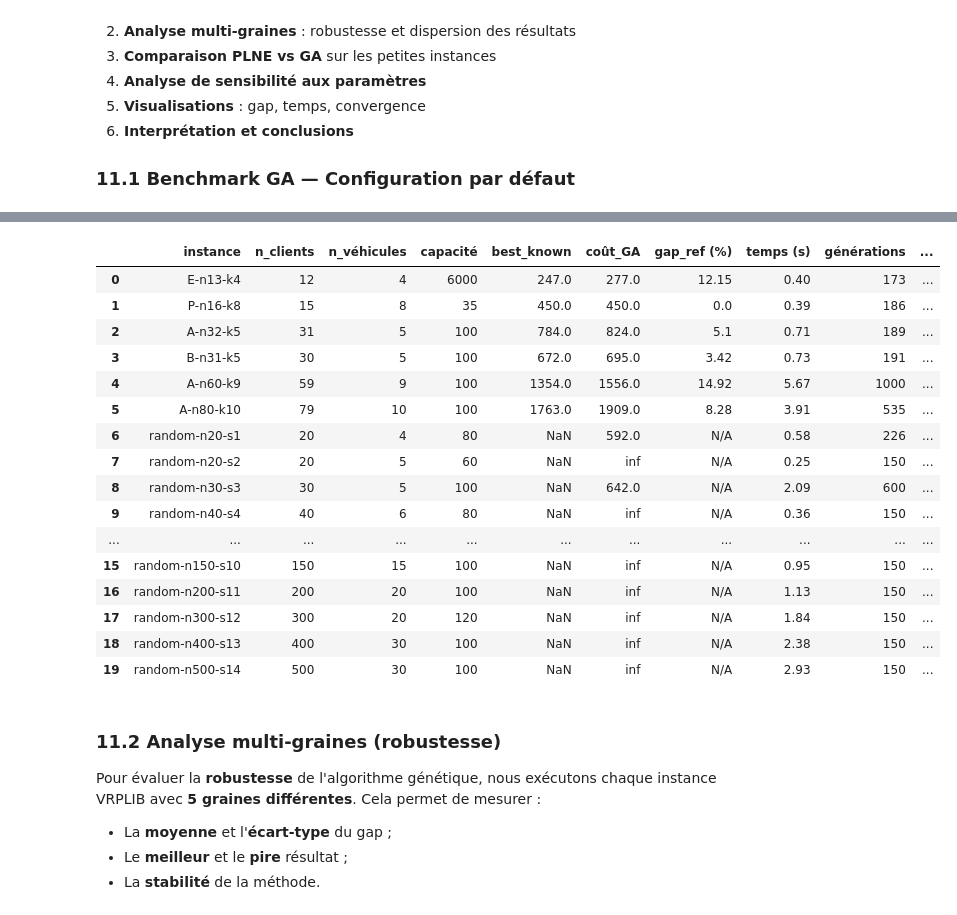
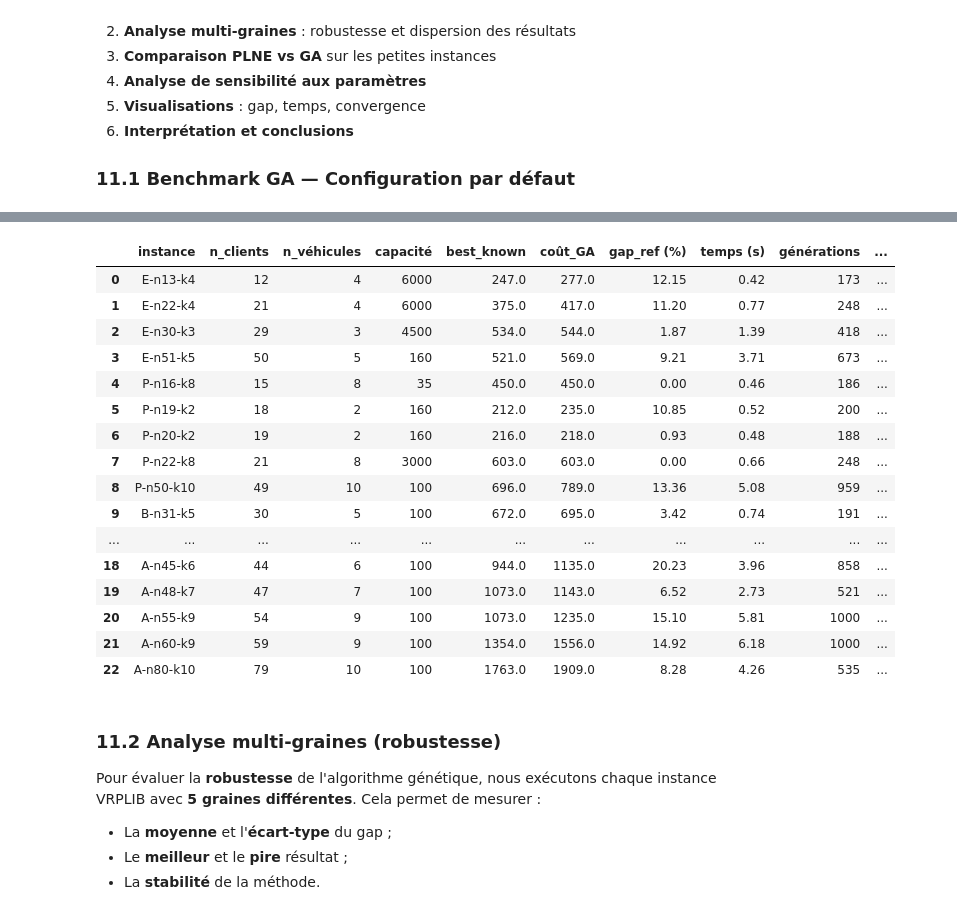
Before and after one commit to ramolosse/CVRP, a Jupyter notebook: CVRP-project/main.ipynb, the cells around one changed output, grey strips where cells are left out. Saved outputs shown, nothing was run; the diff lists cells and outputs as text; code cells hidden in the pictures.

```diff
--- a/CVRP-project/main.ipynb
+++ b/CVRP-project/main.ipynb
@@ -256,12 +236,13 @@ Le Branch and Bound résout la relaxation linéaire pour obtenir une borne infé
 
 Nous exécutons le PLNE sur les instances suffisamment petites (≤ 31 clients) avec une limite de 60 secondes.
 # %%
-# Résolution PLNE sur les petites instances VRPLIB
+# Résolution PLNE sur les petites instances VRPLIB (n <= 22 et B-n31-k5)
+plne_targets = ['E-n13-k4', 'P-n16-k8', 'P-n19-k2', 'P-n20-k2', 'E-n22-k4', 'P-n22-k8', 'B-n31-k5']
 plne_results = []
-plne_limit = 60  # secondes
+plne_limit = 30  # secondes par instance
 
-for inst in vrplib_instances:
-    if inst.n_customers <= 31:
+for inst in all_instances:
+    if inst.name in plne_targets:
         print(f'\n--- PLNE sur {inst.name} ({inst.n_customers} clients) ---')
         exact = branch_and_bound(inst, time_limit=plne_limit, cuts=True)
         print(exact.summary())
@@ -282,7 +263,6 @@ for inst in vrplib_instances:
             'nœuds': exact.nodes,
             'temps (s)': round(exact.time, 3),
         })
-        # Affichage des tournées
         if exact.routes:
             for v, route in enumerate(exact.routes, 1):
                 disp = [n + 1 for n in [0, *route, 0]]
@@ -372,10 +355,9 @@ Cette section constitue le cœur de l'analyse de performance. Elle couvre :
 
 ### 11.1 Benchmark GA — Configuration par défaut
 # %%
-def run_ga(instance, max_time=30.0, max_gen=1000, seed=42,
+def run_ga(instance, max_time=15.0, max_gen=1000, seed=42,
            pop_size=120, mut_prob=0.25, cx_prob=0.90, stag=150):
     """Exécute le GA avec les paramètres donnés et renvoie un dict de résultats."""
-    # Configuration des paramètres du module GA
     ga.MAX_TIME_SECONDS = max_time
     ga.RANDOM_SEED = seed
     ga.MAX_GENERATIONS = max_gen
@@ -405,21 +387,20 @@ def run_ga(instance, max_time=30.0, max_gen=1000, seed=42,
         'seed': seed,
     }
 
-# Exécution sur toutes les instances avec la graine par défaut
-print('=== Benchmark GA (seed=42, paramètres par défaut) ===')
-print('Patience, cela peut prendre quelques minutes...\n')
+# Exécution sur toutes les 23 instances VRPLIB (seed=42)
+print('=== Benchmark GA sur les 23 instances réelles VRPLIB (seed=42) ===')
+print('Temps estimé : ~30-40 secondes au total...\n')
 
 ga_results_default = []
 for inst in all_instances:
-    # Adapter le temps max selon la taille
-    t = 15 if inst.n_customers <= 50 else (30 if inst.n_customers <= 100 else 45)
-    print(f'  {inst.name} ({inst.n_customers} clients)...', end=' ')
+    t = 5.0 if inst.n_customers <= 35 else (8.0 if inst.n_customers <= 55 else 12.0)
+    print(f'  {inst.name:10s} ({inst.n_customers:2d} clients)...', end=' ')
     res = run_ga(inst, max_time=t)
     ga_results_default.append(res)
     g = res['gap_ref (%)']
-    print(f'coût={res["coût_GA"]:g}  gap={g}  temps={res["temps (s)"]}s  [{res["arrêt"]}]')
+    print(f'coût={res["coût_GA"]:6g}  gap={g:5.2f}%  temps={res["temps (s)"]:4.2f}s  [{res["arrêt"]}]')
 
 df_default = pd.DataFrame(ga_results_default)
-print('\n=== Tableau récapitulatif ===')
+print('\n=== Tableau récapitulatif (23 instances VRPLIB) ===')
 df_default
 # %% [output]
@@ -443,20 +424,20 @@ Patience, cela peut prendre quelques minutes...
 |  | instance | n_clients | n_véhicules | capacité | best_known | coût_GA | gap_ref (%) | temps (s) | générations | ... |
-| 0 | E-n13-k4 | 12 | 4 | 6000 | 247.0 | 277.0 | 12.15 | 0.40 | 173 | ... |
-| 1 | P-n16-k8 | 15 | 8 | 35 | 450.0 | 450.0 | 0.0 | 0.39 | 186 | ... |
-| 2 | A-n32-k5 | 31 | 5 | 100 | 784.0 | 824.0 | 5.1 | 0.71 | 189 | ... |
-| 3 | B-n31-k5 | 30 | 5 | 100 | 672.0 | 695.0 | 3.42 | 0.73 | 191 | ... |
-| 4 | A-n60-k9 | 59 | 9 | 100 | 1354.0 | 1556.0 | 14.92 | 5.67 | 1000 | ... |
-| 5 | A-n80-k10 | 79 | 10 | 100 | 1763.0 | 1909.0 | 8.28 | 3.91 | 535 | ... |
-| 6 | random-n20-s1 | 20 | 4 | 80 | NaN | 592.0 | N/A | 0.58 | 226 | ... |
-| 7 | random-n20-s2 | 20 | 5 | 60 | NaN | inf | N/A | 0.25 | 150 | ... |
-| 8 | random-n30-s3 | 30 | 5 | 100 | NaN | 642.0 | N/A | 2.09 | 600 | ... |
-| 9 | random-n40-s4 | 40 | 6 | 80 | NaN | inf | N/A | 0.36 | 150 | ... |
+| 0 | E-n13-k4 | 12 | 4 | 6000 | 247.0 | 277.0 | 12.15 | 0.42 | 173 | ... |
+| 1 | E-n22-k4 | 21 | 4 | 6000 | 375.0 | 417.0 | 11.20 | 0.77 | 248 | ... |
+| 2 | E-n30-k3 | 29 | 3 | 4500 | 534.0 | 544.0 | 1.87 | 1.39 | 418 | ... |
+| 3 | E-n51-k5 | 50 | 5 | 160 | 521.0 | 569.0 | 9.21 | 3.71 | 673 | ... |
+| 4 | P-n16-k8 | 15 | 8 | 35 | 450.0 | 450.0 | 0.00 | 0.46 | 186 | ... |
+| 5 | P-n19-k2 | 18 | 2 | 160 | 212.0 | 235.0 | 10.85 | 0.52 | 200 | ... |
+| 6 | P-n20-k2 | 19 | 2 | 160 | 216.0 | 218.0 | 0.93 | 0.48 | 188 | ... |
+| 7 | P-n22-k8 | 21 | 8 | 3000 | 603.0 | 603.0 | 0.00 | 0.66 | 248 | ... |
+| 8 | P-n50-k10 | 49 | 10 | 100 | 696.0 | 789.0 | 13.36 | 5.08 | 959 | ... |
+| 9 | B-n31-k5 | 30 | 5 | 100 | 672.0 | 695.0 | 3.42 | 0.74 | 191 | ... |
 | ... | ... | ... | ... | ... | ... | ... | ... | ... | ... | ... |
-| 15 | random-n150-s10 | 150 | 15 | 100 | NaN | inf | N/A | 0.95 | 150 | ... |
-| 16 | random-n200-s11 | 200 | 20 | 100 | NaN | inf | N/A | 1.13 | 150 | ... |
-| 17 | random-n300-s12 | 300 | 20 | 120 | NaN | inf | N/A | 1.84 | 150 | ... |
-| 18 | random-n400-s13 | 400 | 30 | 100 | NaN | inf | N/A | 2.38 | 150 | ... |
-| 19 | random-n500-s14 | 500 | 30 | 100 | NaN | inf | N/A | 2.93 | 150 | ... |
+| 18 | A-n45-k6 | 44 | 6 | 100 | 944.0 | 1135.0 | 20.23 | 3.96 | 858 | ... |
+| 19 | A-n48-k7 | 47 | 7 | 100 | 1073.0 | 1143.0 | 6.52 | 2.73 | 521 | ... |
+| 20 | A-n55-k9 | 54 | 9 | 100 | 1073.0 | 1235.0 | 15.10 | 5.81 | 1000 | ... |
+| 21 | A-n60-k9 | 59 | 9 | 100 | 1354.0 | 1556.0 | 14.92 | 6.18 | 1000 | ... |
+| 22 | A-n80-k10 | 79 | 10 | 100 | 1763.0 | 1909.0 | 8.28 | 4.26 | 535 | ... |
 # %% [markdown]
 ### 11.2 Analyse multi-graines (robustesse)
 
```
Also changed, not shown: parts of 11 cells of this notebook.
